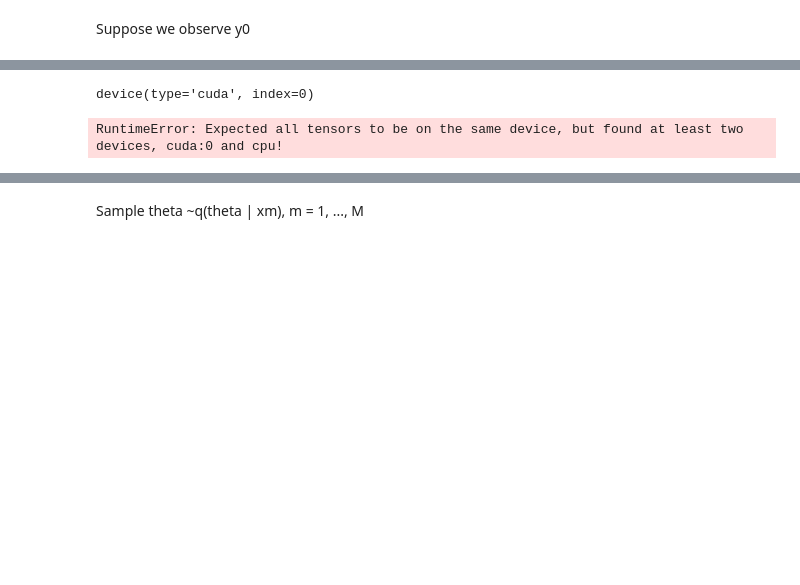
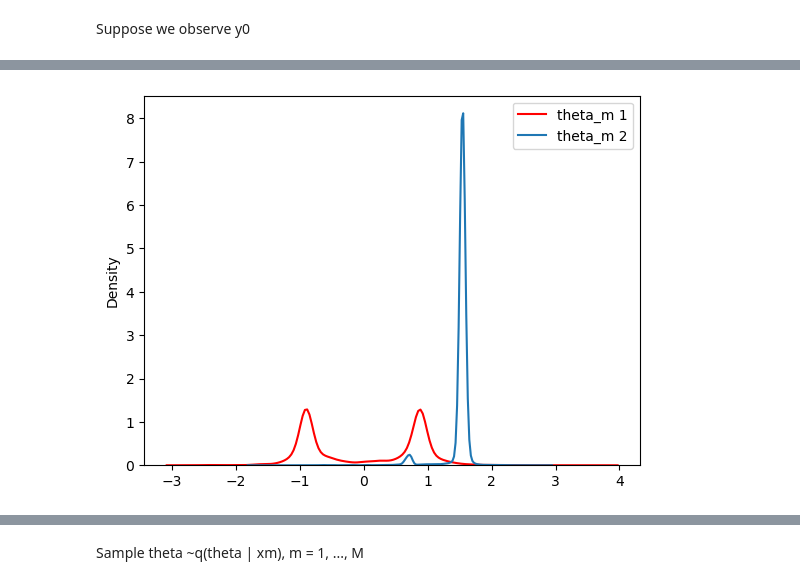
Before and after one commit to MouzaouiMatthieu/PFE, a Jupyter notebook: Robust_NPE.ipynb, the cells around one changed output, grey strips where cells are left out. Drawn from its saved outputs; the diff is of its cells as text; code cells hidden in the pictures; blank space fills up the shorter version.

```diff
--- a/Robust_NPE.ipynb
+++ b/Robust_NPE.ipynb
@@ -20,8 +20,7 @@ def generate_data(N, mu):
     sample = mu + torch.distributions.Normal(0, 1).sample((N, 100 ))
     x_raw = torch.cat((sample.mean(dim=1, keepdim=True), sample.std(dim=1, keepdim=True)), dim=1)
 
-    y_raw = x_raw + torch.distributions.Normal(0, 1).sample()
-
+    y_raw = x_raw + torch.distributions.Normal(0, 1).sample(x_raw.shape)
     return x_raw, y_raw
 # %%
 prior_over_mu = torch.distributions.Normal(torch.zeros(1), torch.ones(1)*25)
@@ -48,5 +49,5 @@ x_test = (x_test_raw - x_test_raw.mean(0) ) / x_test_raw.std(0)
 # %%
 dataset = lampe.data.JointDataset(theta, x)
 dataset_test = lampe.data.JointDataset(theta_test, x_test)
-_, y_raw = generate_data(N,5)
+_, y_raw = generate_data(N,mu)
 y = (y_raw - y_raw.mean(0) ) / y_raw.std(0)
@@ -309,6 +195,6 @@ device = torch.device('cuda' if torch.cuda.is_available() else 'cpu')
 # %% [markdown]
 Suppose we observe y0
 # %%
-y0 = y[0]
+y0 = y[1]
 y0
 # %% [output]
@@ -366,50 +290,8 @@ compare(q_NPE,xm_samples,file)
-# %%
-y0 = y0.to(device)
-y0.device
-# %% [output]
-device(type='cuda', index=0)
-# %%
-# Define the log-posterior distribution
-D = x.shape[1]
-def log_posterior(x, y):
-    z = torch.distributions.Bernoulli(rho).sample(x.shape)
-    log_prob = 0
-    for j, x_j in enumerate(x):
-        z_j = z[j]
-        if not z_j:
-            dist = torch.distributions.Normal(x_j, 0.01)
-        else:
-            dist = torch.distributions.Cauchy(x_j, 0.25)
-        log_prob += dist.log_prob(y).sum()
-    return log_prob
-
-# Define the proposal distribution
-def proposal(x):
-    return torch.distributions.Normal(x, 0.1).sample()
-
-# Set the initial state and number of iterations
-x_init = torch.zeros(D)
-n_iter = M+warm_up_steps
-
-# Run the Metropolis-Hastings algorithm
-x_samples = []
-x_current = x_init.clone()
-for i in tqdm.tqdm(range(n_iter)):
-    # Propose a new state
-    x_proposal = proposal(x_current)
-
-    # Compute the acceptance probability
-    log_prob_current = log_posterior(x_current, y0)
-    log_prob_proposal = log_posterior(x_proposal, y0)
-    log_prob_accept = log_prob_proposal - log_prob_current
-
-    # Accept or reject the proposal
-    if log_prob_accept > torch.log(torch.rand(1)):
-        x_current = x_proposal
-    x_samples.append(x_current.clone())
-
-# Convert the samples to a tensor
-x_samples = x_samples[warm_up_steps:len(x_samples)]
-x_samples = torch.stack(x_samples)
-# %% [output]
-RuntimeError: Expected all tensors to be on the same device, but found at least two devices, cuda:0 and cpu!
+# %%
+sns.kdeplot(thetasm.squeeze().detach().numpy(),c='red', label='theta_m 1')
+sns.kdeplot(np.load("/home/tux/rnpe/robust_samples_paper.npy"),label='theta_m 2')
+
+plt.legend()
+plt.show()
+# %% [output]
+[figure, added]
```
Also changed, not shown: parts of 32 cells of this notebook.
